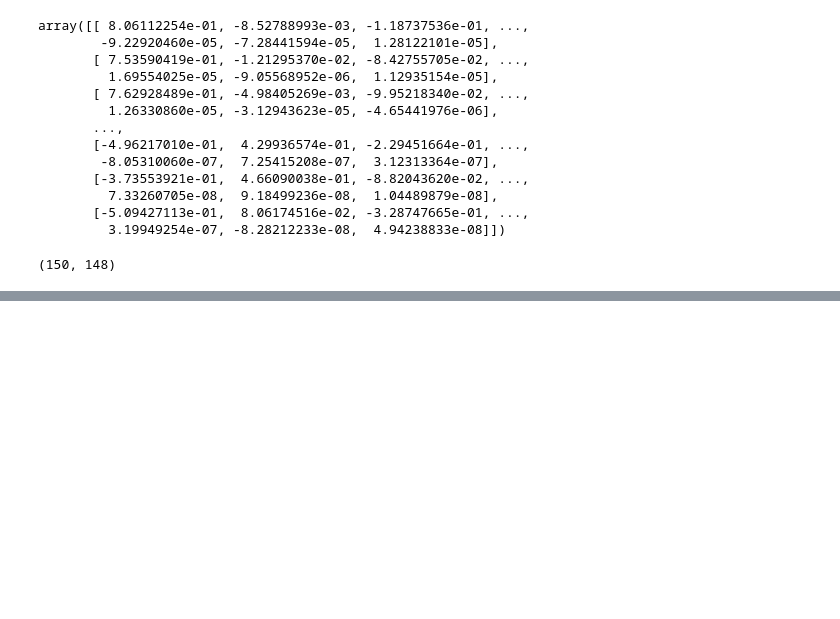
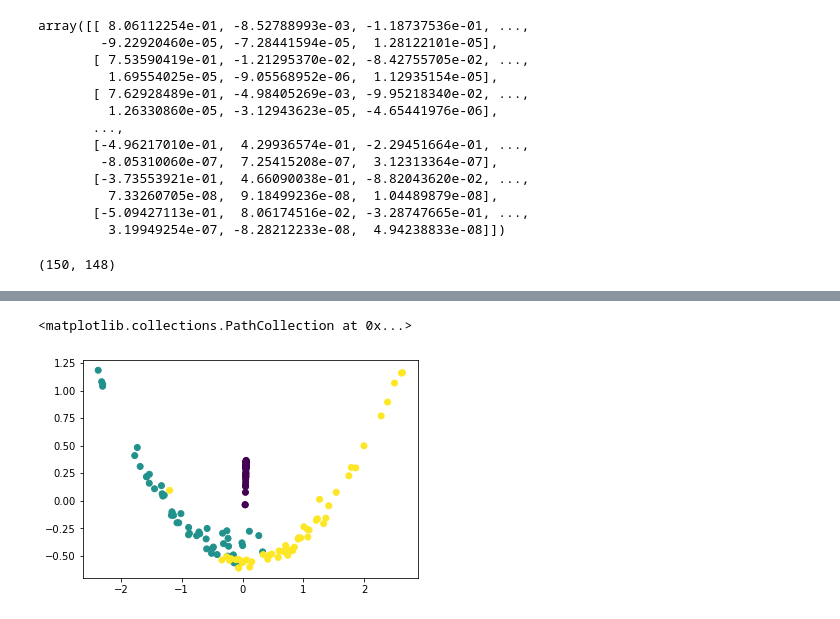
Before and after one commit to BorisBorisov33/Machine-Learning-Softuni, a Jupyter notebook: dimensionality_reduction_lecture/main_notebook.ipynb, the cells around one changed output, grey strips where cells are left out. Drawn from its saved outputs; the diff is of its cells as text; code cells hidden in the pictures; blank space fills up the shorter version.

```diff
--- a/dimensionality_reduction_lecture/main_notebook.ipynb
+++ b/dimensionality_reduction_lecture/main_notebook.ipynb
@@ -115,0 +136,5 @@ iris_kernel_pca.fit_transform(iris_data).shape
+# %%
+plt.scatter(iris_data_isopmap[:,0],iris_data_isopmap[:,1], c = iris_labels)
+# %% [output]
+<matplotlib.collections.PathCollection at 0x...>
+[figure, added]
```
Also changed, not shown: parts of 5 cells of this notebook.
